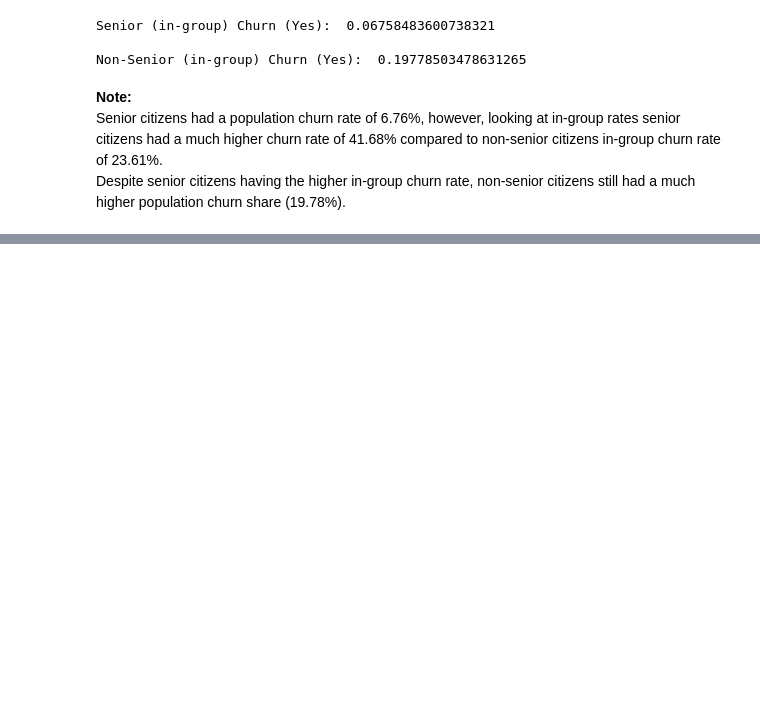
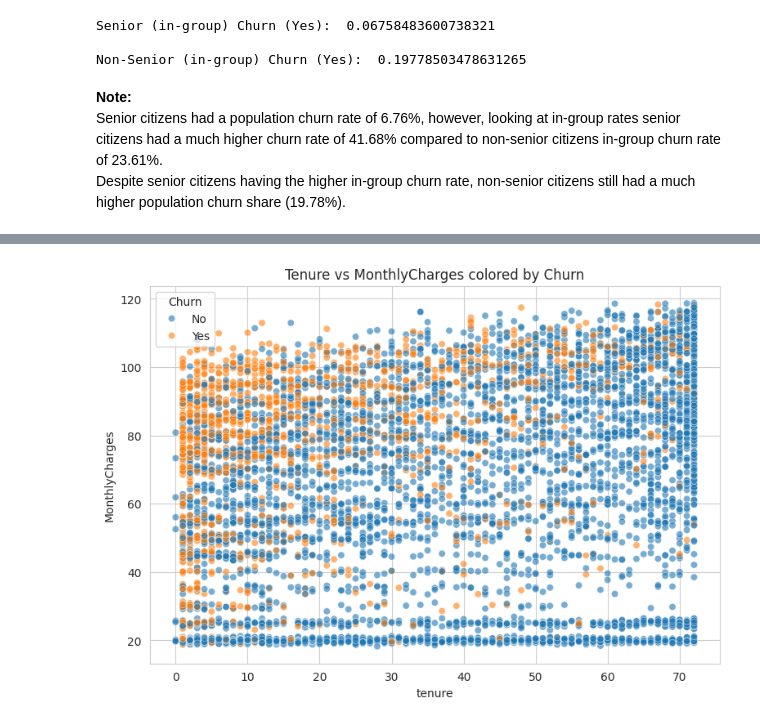
Before and after one commit to taborerickson/Customer-Churn-Prediction, a Jupyter notebook: Notebooks/customer_churn_eda.ipynb, the cells around one changed output, grey strips where cells are left out. Drawn from its saved outputs; the diff is of its cells as text; code cells hidden in the pictures; blank space fills up the shorter version.

```diff
--- a/Notebooks/customer_churn_eda.ipynb
+++ b/Notebooks/customer_churn_eda.ipynb
@@ -486,8 +655,10 @@ plt.show()
 # %%
 # Plotting interaction (tenure vs MonthlyCharges) colored by Churn
 plt.figure(figsize=(9,6))
 # Using alpha so dense regions are shown
-sns.scatterplot(x='tenure', y='monthlycharges', hue='churn', data=data, alpha=0.6)
+sns.scatterplot(x='tenure', y='MonthlyCharges', hue='Churn', data=data, alpha=0.6)
 plt.title("Tenure vs MonthlyCharges colored by Churn")
 #plt.savefig(visuals_path / 'tenure_vs_monthlycharges_churn.png', dpi=150, bbox_inches='tight')
 plt.show()
+# %% [output]
+[figure, added]
```
Also changed, not shown: parts of 30 cells of this notebook.
